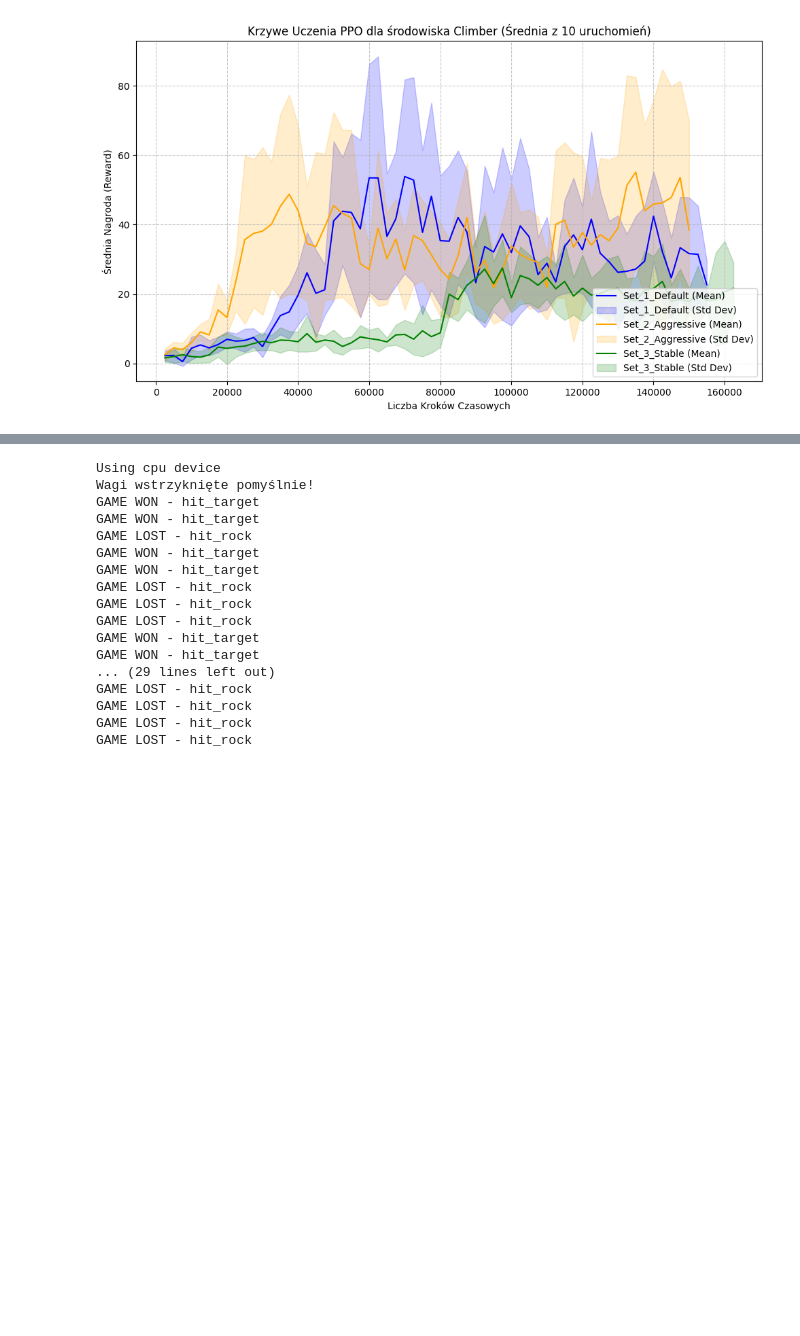
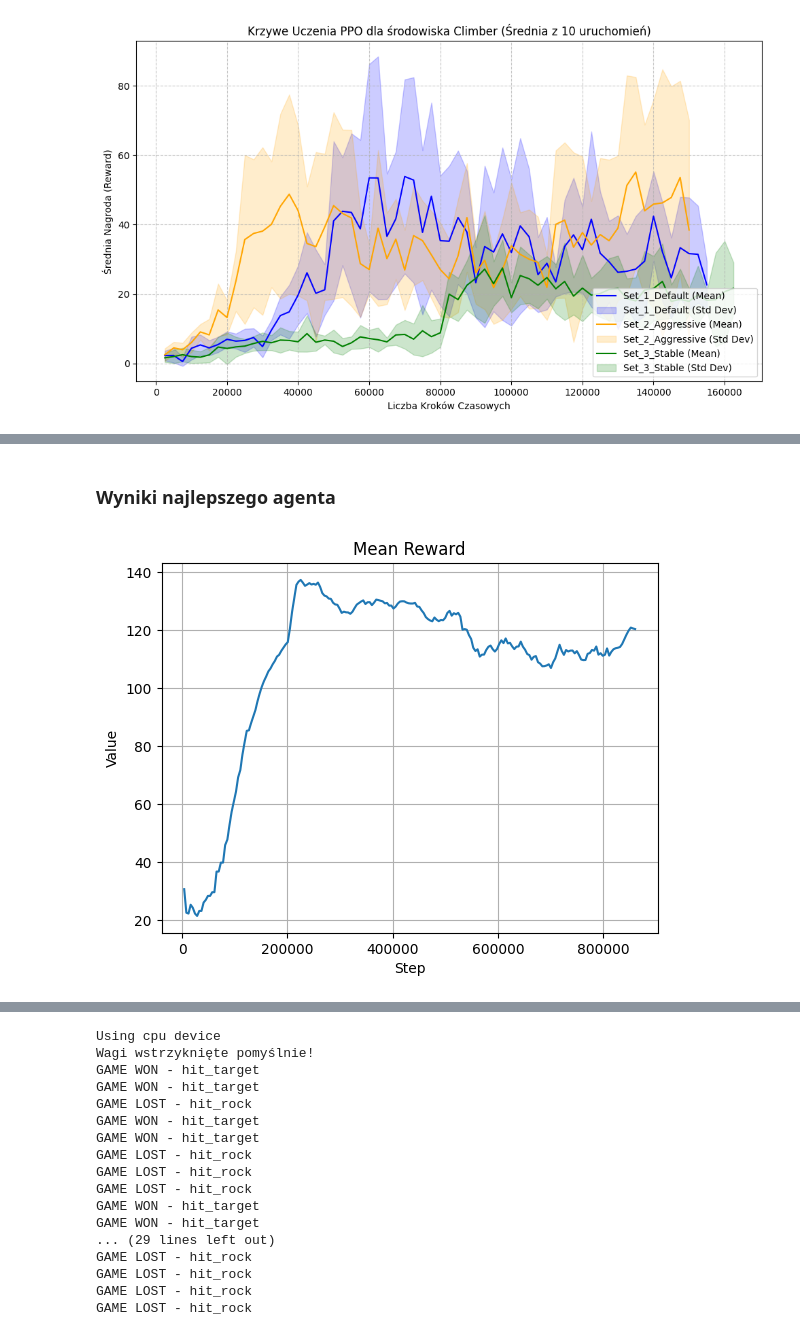
Before and after one commit to Gawronek-8/ai_in_data_analysis, a Jupyter notebook: lab5/game_analysis.ipynb, the cells around one changed output, grey strips where cells are left out. Cells and saved outputs as stored; diff of their text form; code cells hidden in the pictures; blank space fills up the shorter version.

```diff
--- a/lab5/game_analysis.ipynb
+++ b/lab5/game_analysis.ipynb
@@ -725,0 +793,18 @@ GAME LOST - hit_rock
+# %% [markdown]
+### Wyniki najlepszego agenta
+# %%
+def plot_graph(x, y, x_label, y_label, name):
+    plt.plot(x,y)
+    plt.title(name)
+    plt.xlabel(x_label)
+    plt.ylabel(y_label)
+    plt.grid(True)
+    plt.show()
+# %%
+df_cl_rew_mean = pd.concat([pd.read_csv("data/cl_rew_mean_1.csv"),
+                            pd.read_csv("data/cl_rew_mean_2.csv"),
+                            pd.read_csv("data/cl_rew_mean_3.csv")])
+plot_graph(df_cl_rew_mean['Step'], df_cl_rew_mean['Value'],
+           'Step', 'Value', 'Mean Reward')
+# %% [output]
+[figure, added]
```
Also changed, not shown: parts of 17 cells of this notebook, 1 other file.
